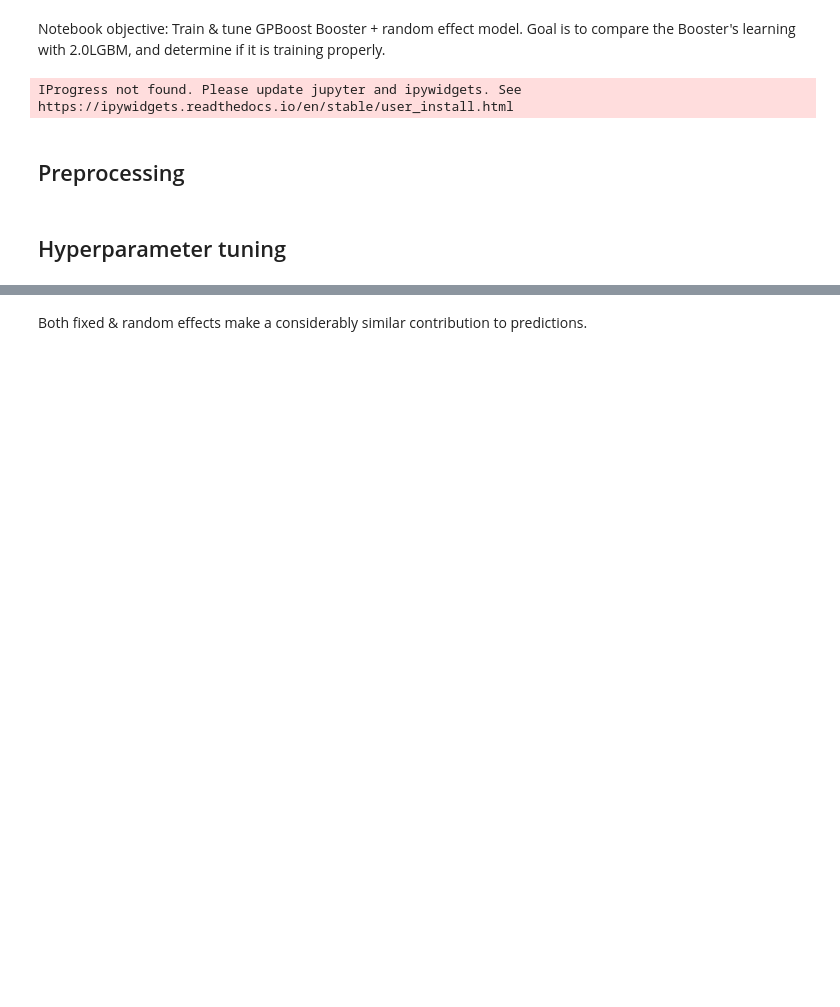
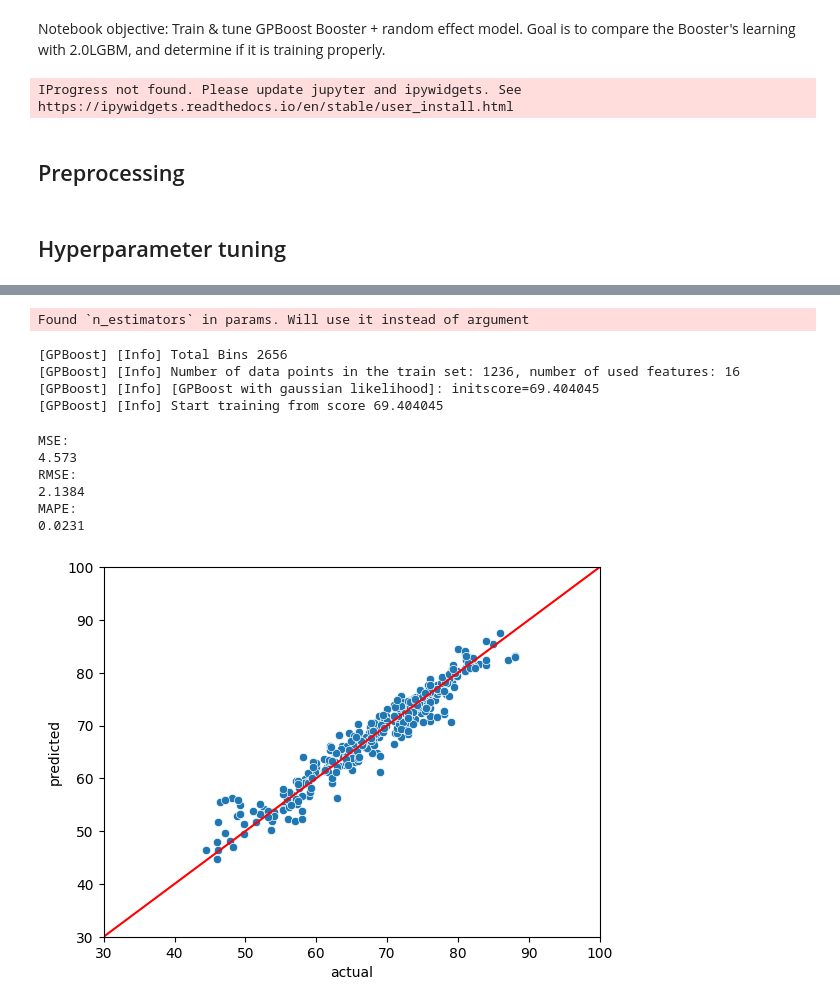
Before and after one commit to AhmetZamanis/PanelLifeExpectancy, a Jupyter notebook: 2.1_GPB.ipynb, the cells around one changed output, grey strips where cells are left out. Saved outputs shown, nothing was run; the diff lists cells and outputs as text; code cells hidden in the pictures; blank space fills up the shorter version.

```diff
--- a/2.1_GPB.ipynb
+++ b/2.1_GPB.ipynb
@@ -226,2 +148,10 @@ dtype: float64
-# %% [markdown]
-Both fixed & random effects make a considerably similar contribution to predictions.
+# %%
+# Preprocess data for final model
+X_train = X.copy()
+y_train = y.copy()
+
+G_train = G.iloc[y_train.index, ]
+G_test = G.iloc[y_test.index, ]
+
+train = gpb.Dataset(X_train, y_train)
+test = gpb.Dataset(X_test, y_test)
@@ -227,0 +165,64 @@ Both fixed & random effects make a considerably similar contribution to predicti
+# %%
+# Create params dict
+params = {
+    "random_state": random_state,
+    "n_estimators": int(best_tune["user_attrs_n_rounds"]),
+    "num_leaves": best_tune["params_num_leaves"],
+    "min_child_samples": best_tune["params_min_child_samples"],
+    "learning_rate": best_tune["params_learning_rate"],
+    "min_child_weight": best_tune["params_min_child_weight"],
+    "reg_alpha": best_tune["params_l1_reg"],
+    "reg_lambda": best_tune["params_l2_reg"],
+    "colsample_bytree": best_tune["params_colsample_bytree"]
+}
+# %%
+# Train booster
+model = gpb.train(
+    params = params,
+    train_set = train,
+    gp_model = gp_model
+)
+# %% [output]
+Found `n_estimators` in params. Will use it instead of argument
+[GPBoost] [Info] Total Bins 2656
+[GPBoost] [Info] Number of data points in the train set: 1236, number of used features: 16
+[GPBoost] [Info] [GPBoost with gaussian likelihood]: initscore=69.404045
+[GPBoost] [Info] Start training from score 69.404045
+# %%
+# Make predictions on test data
+preds = model.predict(
+    X_test,
+    group_data_pred = G_test,
+    predict_var = True, pred_latent = True)
+# %%
+# Get predictions
+preds_fixed = preds['fixed_effect']
+preds_random = preds["random_effect_mean"]
+preds_total = preds_fixed + preds_random
+# %%
+# Calculate MSE, RMSE, MAPE
+print("MSE:")
+print(round(mean_squared_error(y_test, preds_total), 4))
+
+print("RMSE:")
+print(round(mean_squared_error(y_test, preds_total, squared = False), 4))
+
+print("MAPE:")
+print(round(mean_absolute_percentage_error(y_test, preds_total), 4))
+# %% [output]
+MSE:
+4.573
+RMSE:
+2.1384
+MAPE:
+0.0231
+# %%
+# Plot predicted vs. actual
+_ = sns.scatterplot(x = y_test,  y = preds_total)
+_ = plt.plot([30, 100], [30, 100], c = "red")
+_ = plt.xlim(30, 100)
+_ = plt.ylim(30, 100)
+_ = plt.xlabel("actual")
+_ = plt.ylabel("predicted")
+# %% [output]
+[figure, added]
```
Also changed, not shown: parts of 24 cells of this notebook, 1 other file.
